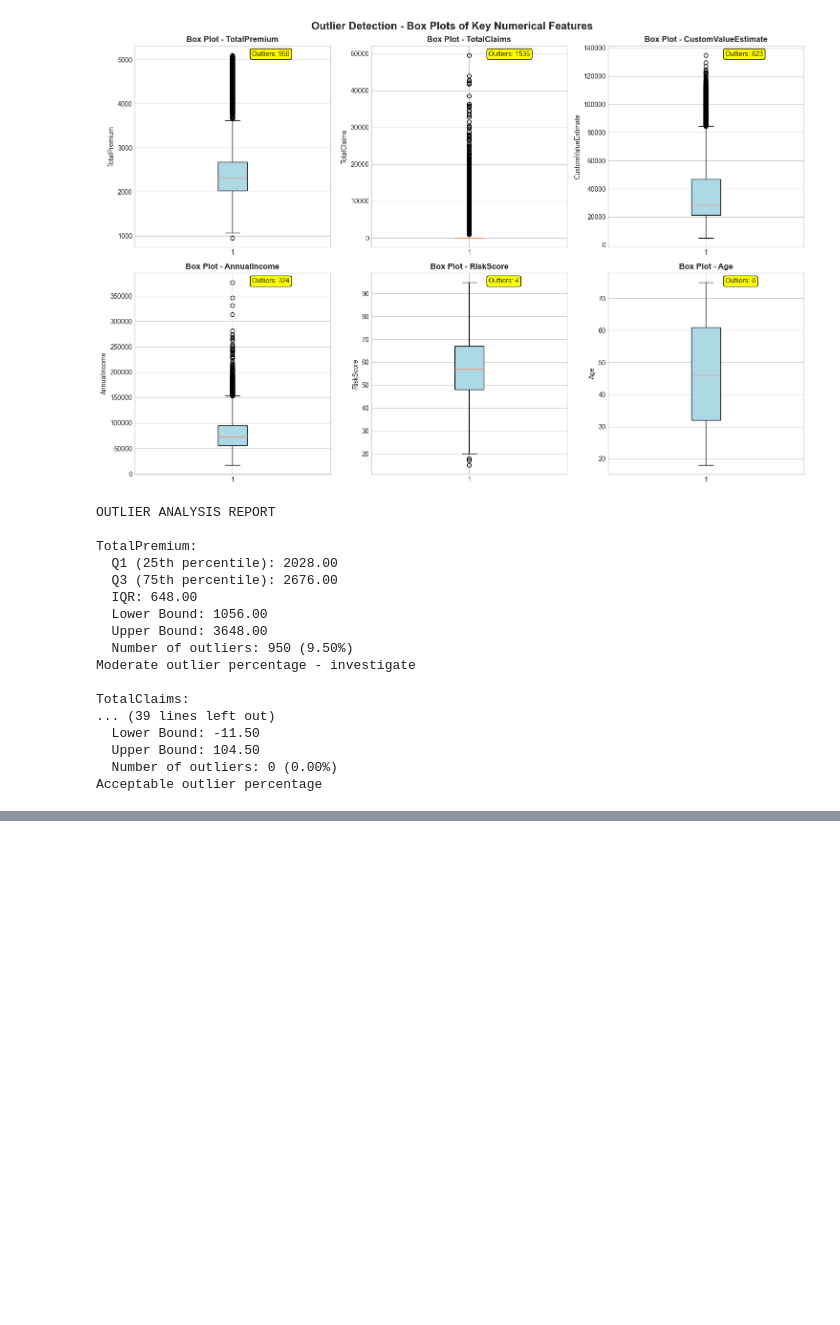
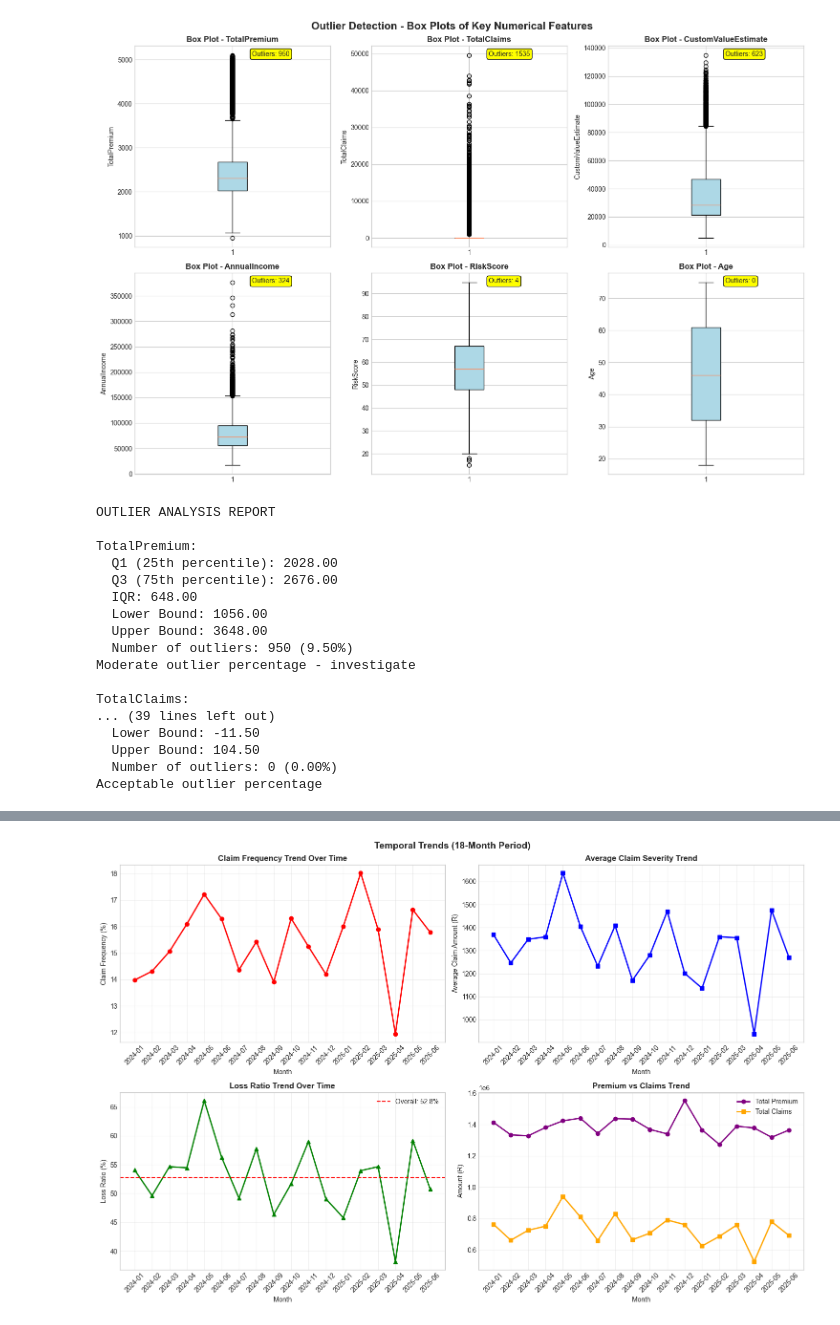
Before and after one commit to hawi088/insurance-risk-analytics, a Jupyter notebook: notebooks/task1_eda.ipynb, the cells around one changed output, grey strips where cells are left out. Cells and saved outputs as stored; diff of their text form; code cells hidden in the pictures; blank space fills up the shorter version.

```diff
--- a/notebooks/task1_eda.ipynb
+++ b/notebooks/task1_eda.ipynb
@@ -549,0 +730,91 @@ Acceptable outlier percentage
+# %%
+print("TEMPORAL TRENDS ANALYSIS")
+
+# Ensure TransactionDate is datetime
+if 'TransactionDate' in df.columns:
+    df['TransactionDate'] = pd.to_datetime(df['TransactionDate'])
+
+    # Extract year-month for grouping
+    df['YearMonth'] = df['TransactionDate'].dt.to_period('M')
+
+    # Monthly trends
+    monthly_claims = df.groupby('YearMonth').agg({
+        'TotalClaims': ['sum', 'mean'],
+        'TotalPremium': 'sum',
+        'Claimed': 'sum'
+    }).round(2)
+
+    monthly_claims.columns = ['TotalClaims_Sum', 'AvgClaimAmount', 'TotalPremium_Sum', 'ClaimCount']
+    monthly_claims['ClaimFrequency'] = (monthly_claims['ClaimCount'] / df.groupby('YearMonth').size()) * 100
+    monthly_claims['LossRatio'] = (monthly_claims['TotalClaims_Sum'] / monthly_claims['TotalPremium_Sum']) * 100
+
+    print("\MONTHLY TRENDS SUMMARY:")
+    print(monthly_claims)
+
+    # Create temporal visualizations
+    fig, axes = plt.subplots(2, 2, figsize=(15, 10))
+
+    # 1. Claim Frequency over time
+    axes[0, 0].plot(monthly_claims.index.astype(str), monthly_claims['ClaimFrequency'],
+                    marker='o', linewidth=2, markersize=6, color='red')
+    axes[0, 0].set_title('Claim Frequency Trend Over Time', fontweight='bold')
+    axes[0, 0].set_xlabel('Month')
+    axes[0, 0].set_ylabel('Claim Frequency (%)')
+    axes[0, 0].tick_params(axis='x', rotation=45)
+    axes[0, 0].grid(True, alpha=0.3)
+
+    # 2. Average Claim Amount over time
+    axes[0, 1].plot(monthly_claims.index.astype(str), monthly_claims['AvgClaimAmount'],
+                    marker='s', linewidth=2, markersize=6, color='blue')
+    axes[0, 1].set_title('Average Claim Severity Trend', fontweight='bold')
+    axes[0, 1].set_xlabel('Month')
+    axes[0, 1].set_ylabel('Average Claim Amount (R)')
+    axes[0, 1].tick_params(axis='x', rotation=45)
+    axes[0, 1].grid(True, alpha=0.3)
+
+    # 3. Loss Ratio over time
+    axes[1, 0].plot(monthly_claims.index.astype(str), monthly_claims['LossRatio'],
+                    marker='^', linewidth=2, markersize=6, color='green')
+    axes[1, 0].set_title('Loss Ratio Trend Over Time', fontweight='bold')
+    axes[1, 0].set_xlabel('Month')
+    axes[1, 0].set_ylabel('Loss Ratio (%)')
+    axes[1, 0].axhline(overall_loss_ratio, color='red', linestyle='--', label=f'Overall: {overall_loss_ratio:.1f}%')
+    axes[1, 0].legend()
+    axes[1, 0].tick_params(axis='x', rotation=45)
+    axes[1, 0].grid(True, alpha=0.3)
+
+    # 4. Total Premium vs Claims over time
+    axes[1, 1].plot(monthly_claims.index.astype(str), monthly_claims['TotalPremium_Sum'],
+                    marker='o', linewidth=2, markersize=6, label='Total Premium', color='purple')
+    axes[1, 1].plot(monthly_claims.index.astype(str), monthly_claims['TotalClaims_Sum'],
+                    marker='s', linewidth=2, markersize=6, label='Total Claims', color='orange')
+    axes[1, 1].set_title('Premium vs Claims Trend', fontweight='bold')
+    axes[1, 1].set_xlabel('Month')
+    axes[1, 1].set_ylabel('Amount (R)')
+    axes[1, 1].legend()
+    axes[1, 1].tick_params(axis='x', rotation=45)
+    axes[1, 1].grid(True, alpha=0.3)
+
+    plt.suptitle('Temporal Trends (18-Month Period)', fontsize=14, fontweight='bold')
+    plt.tight_layout()
+    plt.show()
+
+    # Identify significant changes
+    print("TEMPORAL INSIGHTS:")
+    freq_change = monthly_claims['ClaimFrequency'].pct_change().abs().max() * 100
+    severity_change = monthly_claims['AvgClaimAmount'].pct_change().abs().max() * 100
+
+    print(f"   • Maximum monthly change in claim frequency: {freq_change:.1f}%")
+    print(f"   • Maximum monthly change in claim severity: {severity_change:.1f}%")
+
+    # Check for seasonality
+    monthly_claims['Month'] = monthly_claims.index.month
+    seasonal_pattern = monthly_claims.groupby('Month')['ClaimFrequency'].mean()
+    highest_season = seasonal_pattern.idxmax()
+    lowest_season = seasonal_pattern.idxmin()
+
+    print(f"   • Highest claim frequency month: Month {highest_season}")
+    print(f"   • Lowest claim frequency month: Month {lowest_season}")
+else:
+    print("TransactionDate column not found - cannot perform temporal analysis")
+# %% [output]
@@ -549,0 +838 @@ Acceptable outlier percentage
+[figure, added]
```
Also changed, not shown: parts of 4 cells of this notebook.
